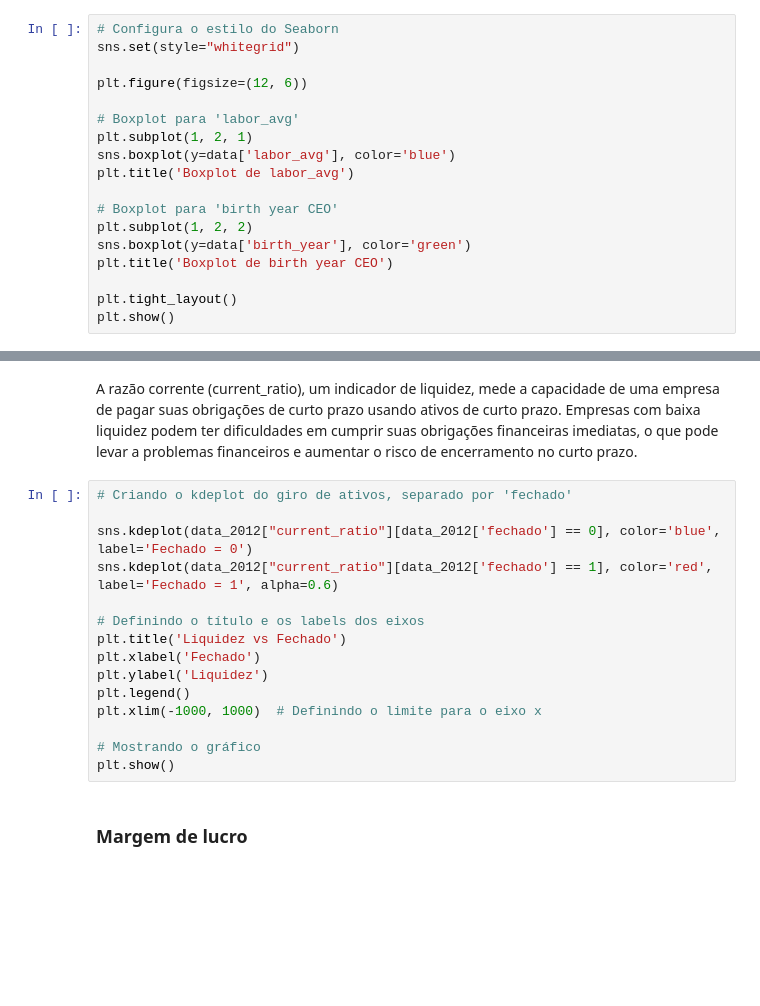
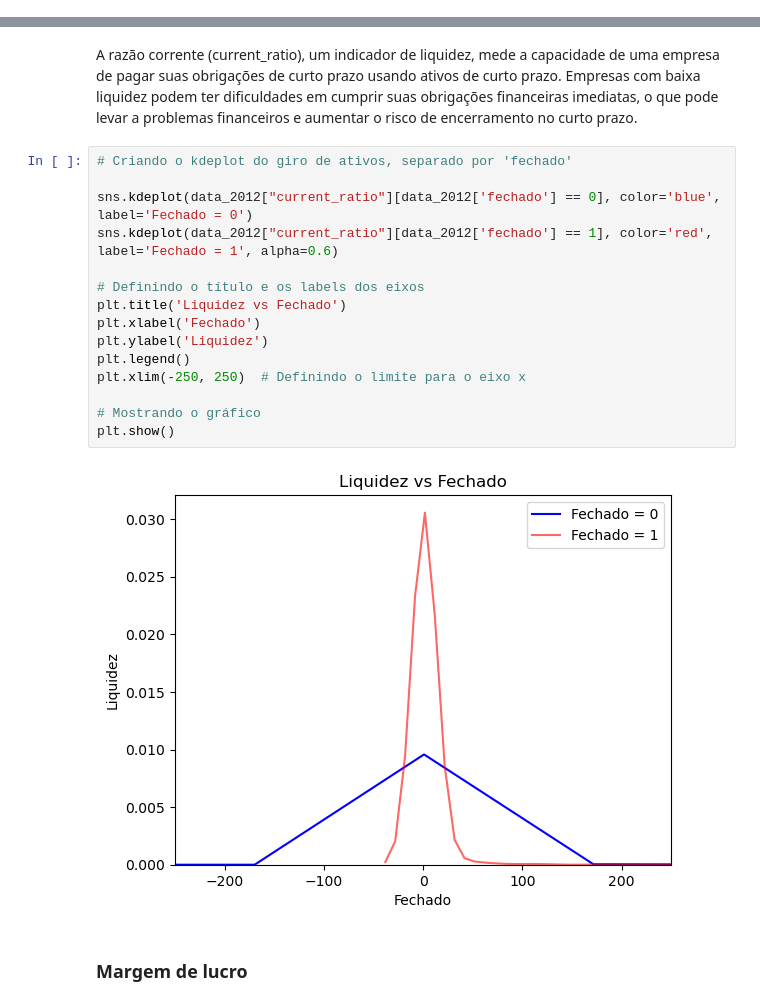
Before and after one commit to caio-a-garcia/PADS_Atividade_Integradora, a Jupyter notebook: Tratamento_de_dados.ipynb, the cells around one changed output, grey strips where cells are left out. Saved outputs shown, nothing was run; the diff lists cells and outputs as text; blank space fills up the shorter version.

```diff
--- a/Tratamento_de_dados.ipynb
+++ b/Tratamento_de_dados.ipynb
@@ -234,21 +308,3 @@ print(f"Assimetria de birth year CEO: {data['birth_year'].skew()}")
-# %%
-# Configura o estilo do Seaborn
-sns.set(style="whitegrid")
-
-plt.figure(figsize=(12, 6))
-
-# Boxplot para 'labor_avg'
-plt.subplot(1, 2, 1)
-sns.boxplot(y=data['labor_avg'], color='blue')
-plt.title('Boxplot de labor_avg')
-
-# Boxplot para 'birth year CEO'
-plt.subplot(1, 2, 2)
-sns.boxplot(y=data['birth_year'], color='green')
-plt.title('Boxplot de birth year CEO')
-
-plt.tight_layout()
-plt.show()
 # %% [markdown]
 ## Tratamento de demais variáveis com MICE
 # %% [markdown]
@@ -533,18 +762,20 @@ A razão corrente (current_ratio), um indicador de liquidez, mede a capacidade d
 # %%
 # Criando o kdeplot do giro de ativos, separado por 'fechado'
 
 sns.kdeplot(data_2012["current_ratio"][data_2012['fechado'] == 0], color='blue', label='Fechado = 0')
 sns.kdeplot(data_2012["current_ratio"][data_2012['fechado'] == 1], color='red', label='Fechado = 1', alpha=0.6)
 
 # Definindo o título e os labels dos eixos
 plt.title('Liquidez vs Fechado')
 plt.xlabel('Fechado')
 plt.ylabel('Liquidez')
 plt.legend()
-plt.xlim(-1000, 1000)  # Definindo o limite para o eixo x
+plt.xlim(-250, 250)  # Definindo o limite para o eixo x
 
 # Mostrando o gráfico
 plt.show()
+# %% [output]
+[figure, added]
 # %% [markdown]
 ### Margem de lucro
 # %% [markdown]
```
Also changed, not shown: parts of 60 cells of this notebook.
